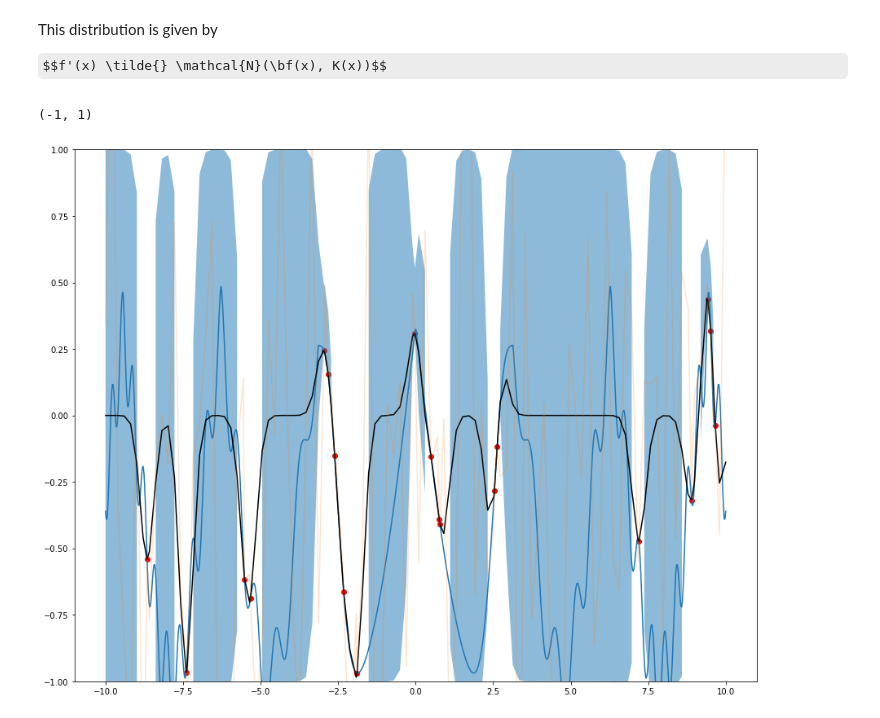
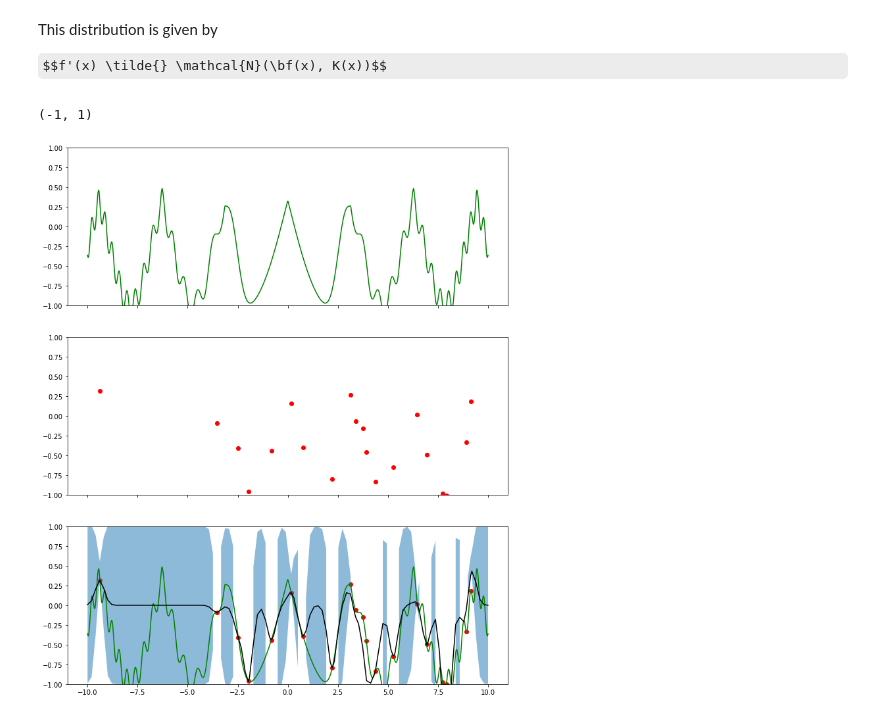
Before and after one commit to AlexRobson/GaussianProcesses, a Jupyter notebook: Gaussian Processes.ipynb, the cells around one changed output. Drawn from its saved outputs; the diff is of its cells as text; code cells hidden in the pictures; some formulas as TeX source.

Commit message:
Further docs. Tidied up plotting

```diff
--- a/Gaussian Processes.ipynb
+++ b/Gaussian Processes.ipynb
@@ -140,16 +168,18 @@ $$f'(x) \tilde{} \mathcal{N}(\bf(x), K(x))$$
 # %%
 X = np.random.normal(loc=mu, scale=np.sqrt(np.diag(np.sqrt(var))), size=(5,len(mu)))
 # %%
-# Plot the complicated function
+# Produce separate plots for clarity:
 x_i = np.linspace(-10, 10,1000)
-plt.figure(figsize=(15,12))
-plt.plot(x_i, f(x_i))
-plt.scatter(x_train, f_train,color='r')
-plt.plot(x_star, mu, color='k')
-plt.fill_between(x_star, np.diag(mu-var), np.sqrt(np.diag(mu+var)), alpha=0.5)
-plt.plot(x_star, X[0,:], alpha=0.2)
-plt.ylim([-1, 1])
-#plt.plot(x_star, X[1,:])
+fig, axarr = plt.subplots(3, sharex = True, sharey= True, figsize=(12, 15))
+axarr[0].plot(x_i, f(x_i),color='g') # The function we are trying to fit
+axarr[1].scatter(x_train, f_train,color='r') # Samples from training
+
+axarr[2].plot(x_i, f(x_i),color='g') # The function we are trying to fit
+axarr[2].scatter(x_train, f_train,color='r') # Samples from training
+axarr[2].plot(x_star, mu, color='k')
+axarr[2].fill_between(x_star, np.diag(mu-var), np.sqrt(np.diag(mu+var)), alpha=0.5)
+#axarr[2].plot(x_star, X[0,:], alpha=0.2)
+axarr[0].set_ylim([-1, 1])
 # %% [output]
 (-1, 1)
-[figure, old version]
+[figure, new version]
```
Also changed, not shown: parts of 4 cells of this notebook.
